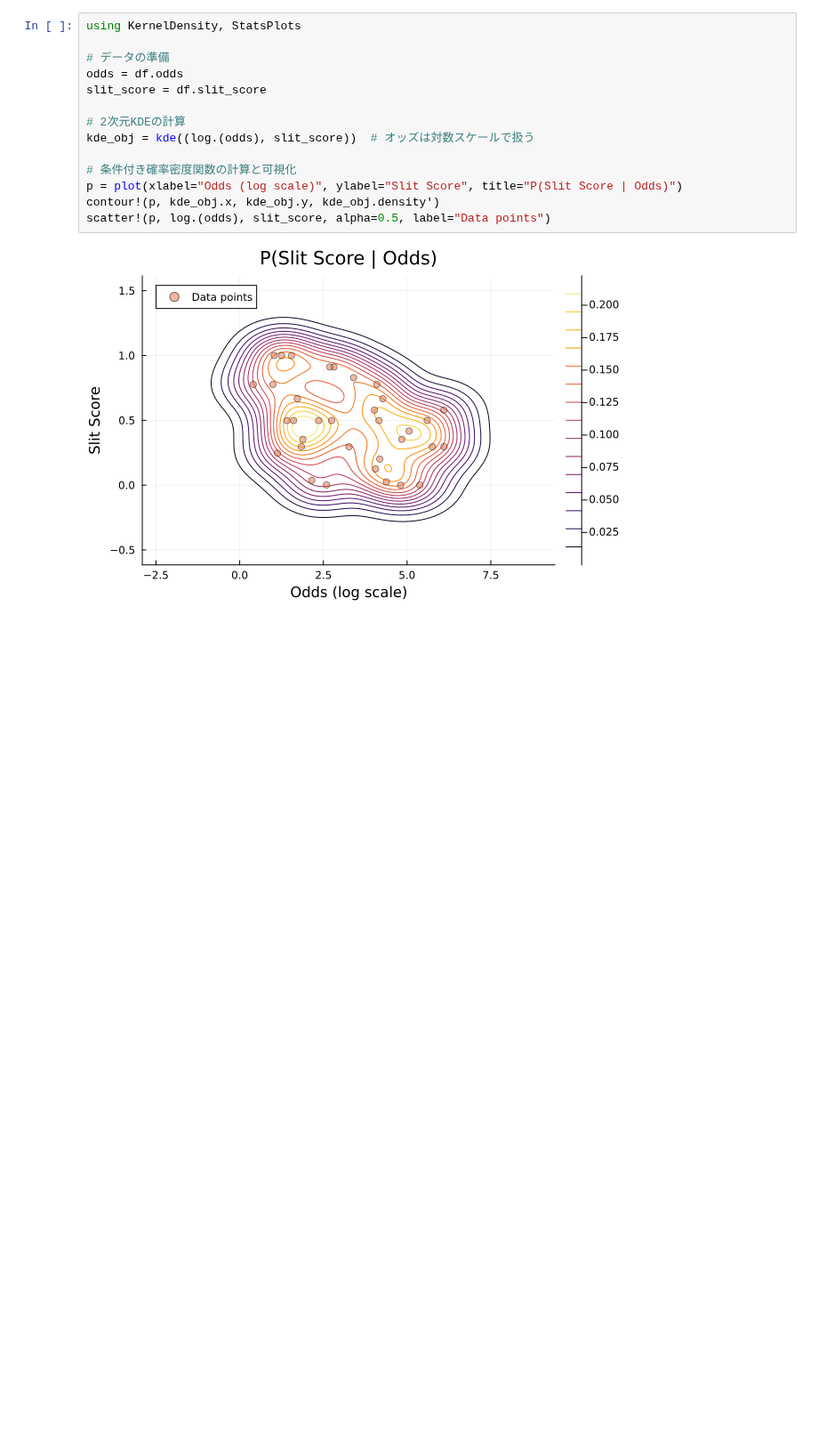
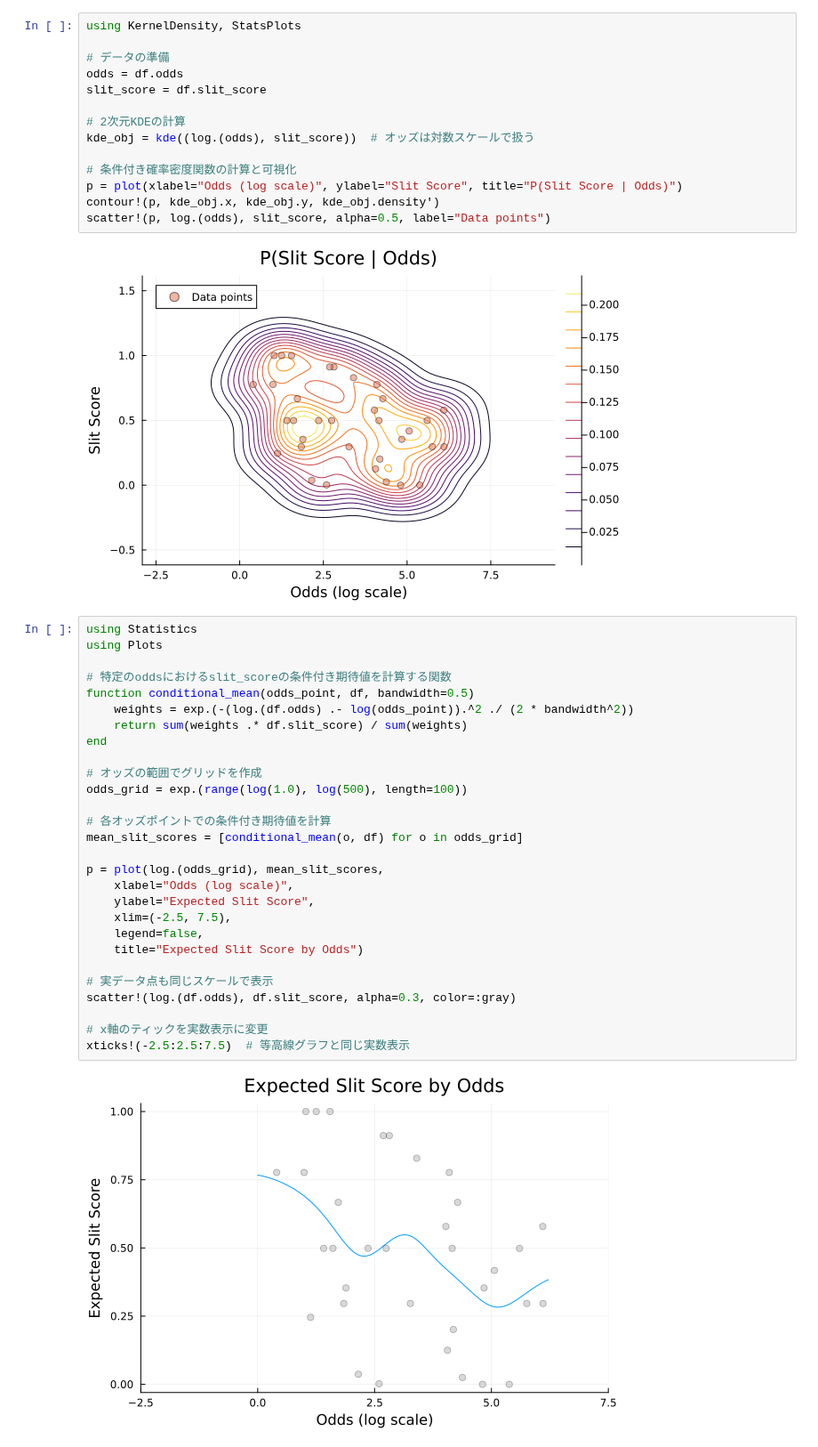
Before and after one commit to tndd/Mymljl, a Jupyter notebook: src/006.ipynb, the cells around one changed output. Shown at 89% size. Saved outputs shown, nothing was run; the diff lists cells and outputs as text; blank space fills up the shorter version.

```diff
--- a/src/006.ipynb
+++ b/src/006.ipynb
@@ -38,3 +38,33 @@ contour!(p, kde_obj.x, kde_obj.y, kde_obj.density')
 scatter!(p, log.(odds), slit_score, alpha=0.5, label="Data points")
 # %% [output]
 [figure]
+# %%
+using Statistics
+using Plots
+
+# 特定のoddsにおけるslit_scoreの条件付き期待値を計算する関数
+function conditional_mean(odds_point, df, bandwidth=0.5)
+    weights = exp.(-(log.(df.odds) .- log(odds_point)).^2 ./ (2 * bandwidth^2))
+    return sum(weights .* df.slit_score) / sum(weights)
+end
+
+# オッズの範囲でグリッドを作成
+odds_grid = exp.(range(log(1.0), log(500), length=100))
+
+# 各オッズポイントでの条件付き期待値を計算
+mean_slit_scores = [conditional_mean(o, df) for o in odds_grid]
+
+p = plot(log.(odds_grid), mean_slit_scores,
+    xlabel="Odds (log scale)",
+    ylabel="Expected Slit Score",
+    xlim=(-2.5, 7.5),
+    legend=false,
+    title="Expected Slit Score by Odds")
+
+# 実データ点も同じスケールで表示
+scatter!(log.(df.odds), df.slit_score, alpha=0.3, color=:gray)
+
+# x軸のティックを実数表示に変更
+xticks!(-2.5:2.5:7.5)  # 等高線グラフと同じ実数表示
+# %% [output]
+[figure, added]
```
